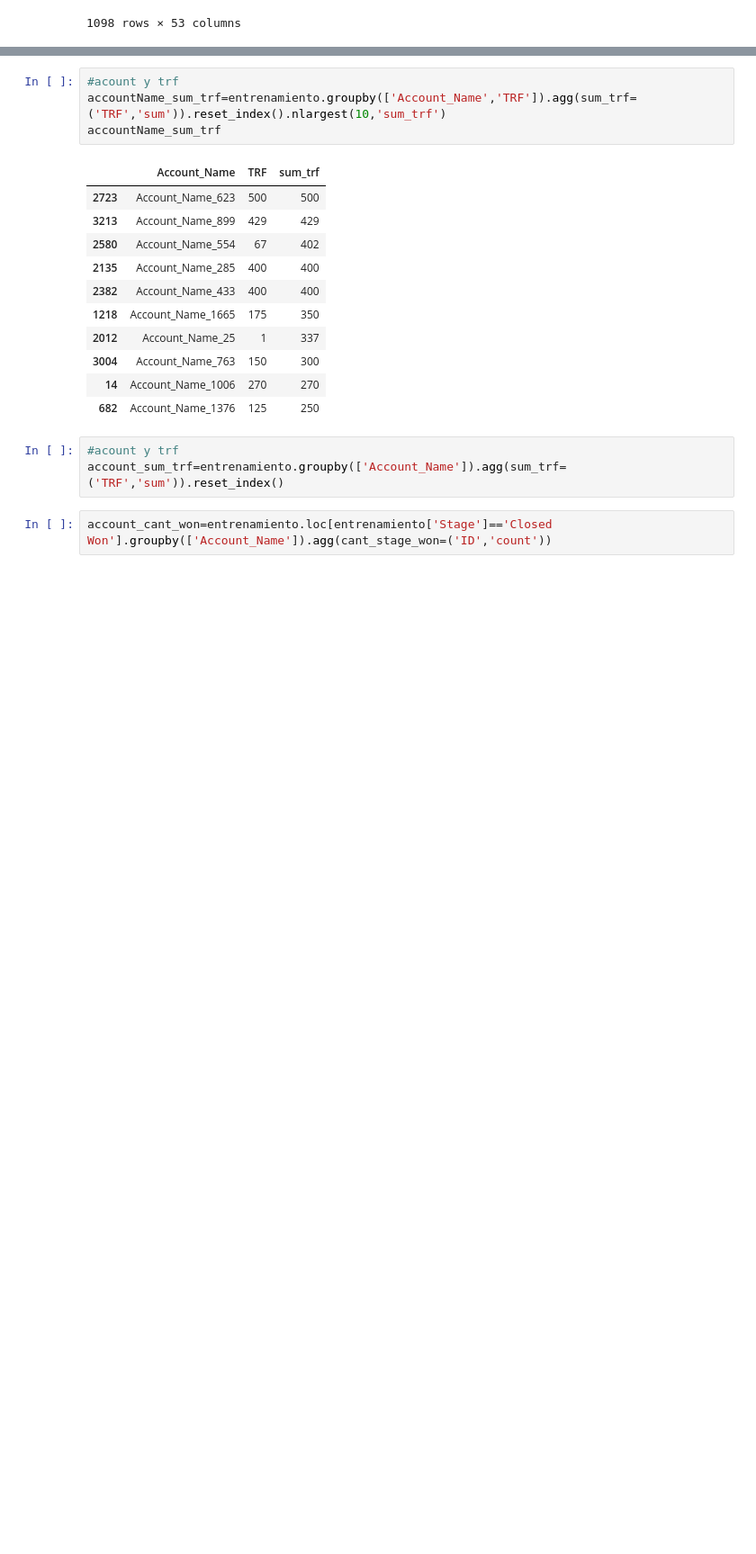
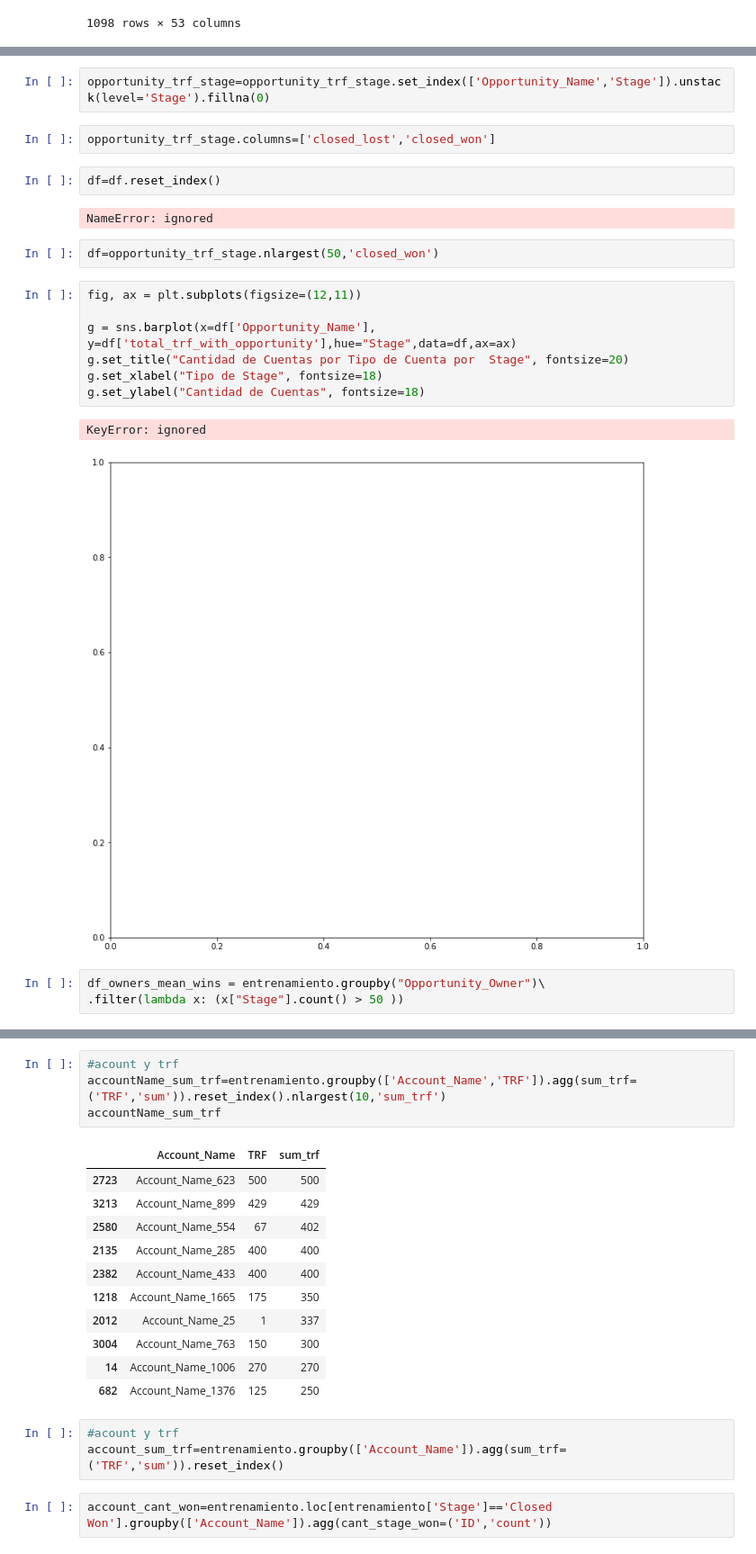
Before and after one commit to joaquinparodi/TP-DATOS, a Jupyter notebook: tp1orga.ipynb, the cells around one changed output, grey strips where cells are left out. Shown at 90% size. Cells and saved outputs as stored; diff of their text form; blank space fills up the shorter version.

```diff
--- a/tp1orga.ipynb
+++ b/tp1orga.ipynb
@@ -188,0 +273,23 @@ a
+# %%
+opportunity_trf_stage=opportunity_trf_stage.set_index(['Opportunity_Name','Stage']).unstack(level='Stage').fillna(0)
+# %%
+opportunity_trf_stage.columns=['closed_lost','closed_won']
+# %%
+df=df.reset_index()
+# %% [output]
+NameError: ignored
+# %%
+df=opportunity_trf_stage.nlargest(50,'closed_won')
+# %%
+fig, ax = plt.subplots(figsize=(12,11))
+
+g = sns.barplot(x=df['Opportunity_Name'], y=df['total_trf_with_opportunity'],hue="Stage",data=df,ax=ax)
+g.set_title("Cantidad de Cuentas por Tipo de Cuenta por  Stage", fontsize=20)
+g.set_xlabel("Tipo de Stage", fontsize=18)
+g.set_ylabel("Cantidad de Cuentas", fontsize=18)
+# %% [output]
+KeyError: ignored
+[figure, added]
+# %%
+df_owners_mean_wins = entrenamiento.groupby("Opportunity_Owner")\
+.filter(lambda x: (x["Stage"].count() > 50 ))
```
Also changed, not shown: parts of 13 cells of this notebook.
